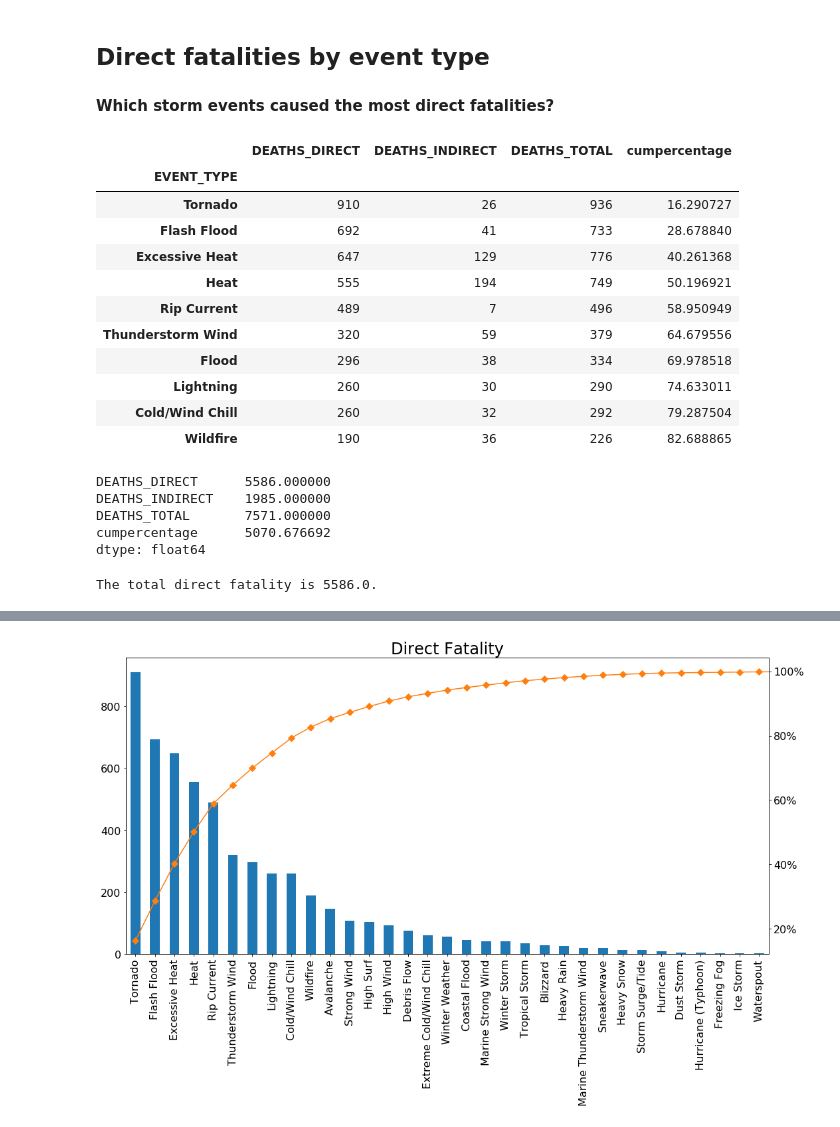
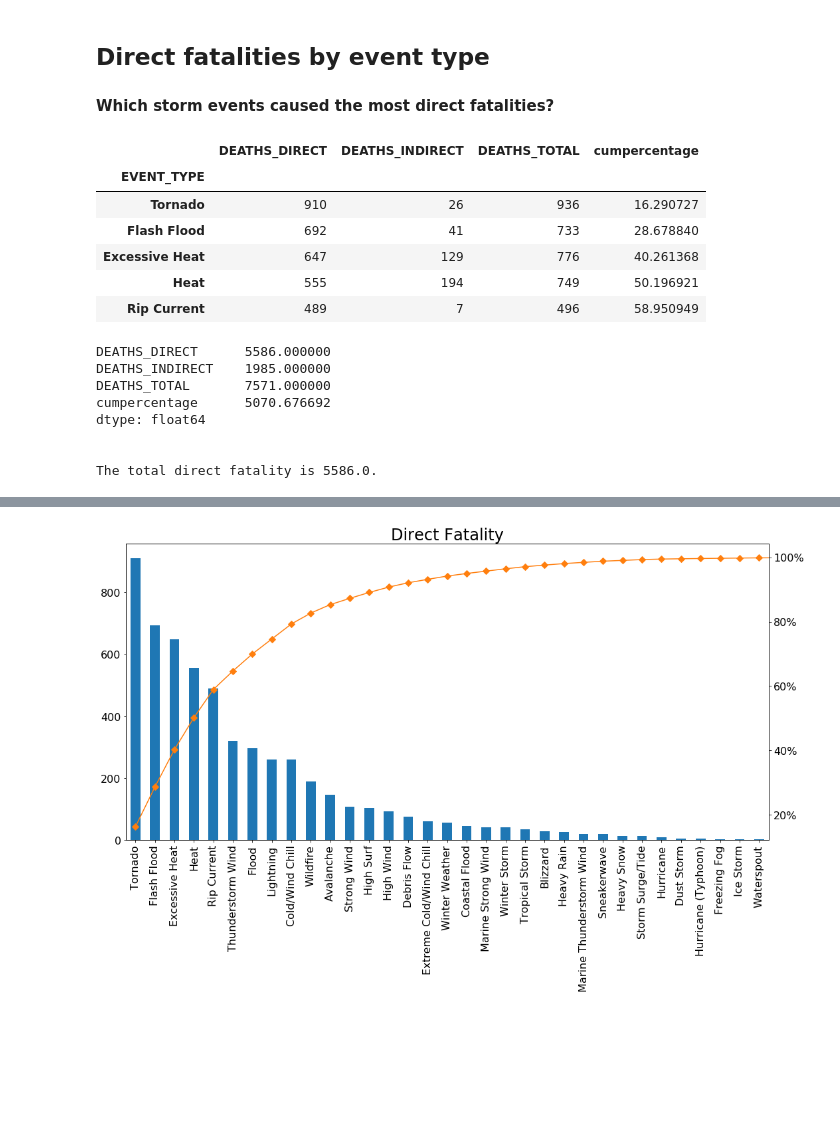
Before and after one commit to alwz1/storm-events, a Jupyter notebook: storm_events.ipynb, the cells around one changed output, grey strips where cells are left out. Drawn from its saved outputs; the diff is of its cells as text; code cells hidden in the pictures; blank space fills up the shorter version.

```diff
--- a/storm_events.ipynb
+++ b/storm_events.ipynb
@@ -103,8 +97,10 @@ selected_columns = ['EVENT_ID','STATE', 'YEAR', 'MONTH_NAME',
 # %%
 # read and concatenate yearly Storm Events datasets into a single data frame
 
-df = pd.read_csv('StormEvents_2010.csv.gz', compression = 'gzip')[selected_columns]
+df = pd.read_csv('StormEvents_2010.csv.gz',
+                 compression='gzip')[selected_columns]
 
-for i in range(1,10):
-    df_temp = pd.read_csv('StormEvents_' + str(2010 + i) + '.csv.gz', compression = 'gzip')
+for i in range(1, 10):
+    df_temp = pd.read_csv('StormEvents_' + str(2010 + i)
+                          + '.csv.gz', compression='gzip')
     df = pd.concat([df, df_temp[selected_columns]])
@@ -160,9 +146,11 @@ Name: EVENT_TYPE, dtype: int64
 def fatality(col_name):
     """ Returns direct, indirect, and total fatalities grouped by col_name. """
 
-    df_fatality = df.groupby(col_name).sum()[['DEATHS_DIRECT','DEATHS_INDIRECT']]
-    df_fatality['DEATHS_TOTAL'] = df_fatality['DEATHS_DIRECT'] \
-                                 + df_fatality['DEATHS_INDIRECT']
+    df_fatality = df.groupby(col_name).sum(
+    )[['DEATHS_DIRECT', 'DEATHS_INDIRECT']]
+
+    df_fatality['DEATHS_TOTAL'] = df_fatality['DEATHS_DIRECT'] + \
+        df_fatality['DEATHS_INDIRECT']
 
     return df_fatality
 # %% [markdown]
@@ -170,34 +158,34 @@ def fatality(col_name):
 
 #### Which storm events caused the most direct fatalities?
 # %%
-df_fatalityD_event = fatality('EVENT_TYPE').sort_values('DEATHS_DIRECT', ascending = False)
+df_fatalityD_event = fatality('EVENT_TYPE').sort_values(
+    'DEATHS_DIRECT', ascending=False)
+# add cumulative percentage for direct fatality
 df_fatalityD_event['cumpercentage'] = df_fatalityD_event['DEATHS_DIRECT']\
-                                      .cumsum() / df_fatalityD_event['DEATHS_DIRECT'].sum()*100
+    .cumsum() / df_fatalityD_event['DEATHS_DIRECT'].sum()*100
-# %%
-df_fatalityD_event[:10]
-# %% [output]
-|  | DEATHS_DIRECT | DEATHS_INDIRECT | DEATHS_TOTAL | cumpercentage |
-| EVENT_TYPE |  |  |  |  |
-| Tornado | 910 | 26 | 936 | 16.290727 |
-| Flash Flood | 692 | 41 | 733 | 28.678840 |
-| Excessive Heat | 647 | 129 | 776 | 40.261368 |
-| Heat | 555 | 194 | 749 | 50.196921 |
-| Rip Current | 489 | 7 | 496 | 58.950949 |
-| Thunderstorm Wind | 320 | 59 | 379 | 64.679556 |
-| Flood | 296 | 38 | 334 | 69.978518 |
-| Lightning | 260 | 30 | 290 | 74.633011 |
-| Cold/Wind Chill | 260 | 32 | 292 | 79.287504 |
-| Wildfire | 190 | 36 | 226 | 82.688865 |
-# %%
-# total fatalities
-df_fatalityD_event.sum()
-# %% [output]
-DEATHS_DIRECT      5586.000000
-DEATHS_INDIRECT    1985.000000
-DEATHS_TOTAL       7571.000000
-cumpercentage      5070.676692
-dtype: float64
+# %%
+# top 5 storm types for direct fatality
+df_fatalityD_event.head()
+# %% [output]
+|  | DEATHS_DIRECT | DEATHS_INDIRECT | DEATHS_TOTAL | cumpercentage |
+| EVENT_TYPE |  |  |  |  |
+| Tornado | 910 | 26 | 936 | 16.290727 |
+| Flash Flood | 692 | 41 | 733 | 28.678840 |
+| Excessive Heat | 647 | 129 | 776 | 40.261368 |
+| Heat | 555 | 194 | 749 | 50.196921 |
+| Rip Current | 489 | 7 | 496 | 58.950949 |
 # %%
-print("The total direct fatality is {}.".format(df_fatalityD_event.sum()[0]))
+# total fatalities
+df_total_deaths = df_fatalityD_event.sum()
+print(df_total_deaths)
+print('\n')
+print("The total direct fatality is {}.".format(df_total_deaths[0]))
 # %% [output]
+DEATHS_DIRECT      5586.000000
+DEATHS_INDIRECT    1985.000000
+DEATHS_TOTAL       7571.000000
+cumpercentage      5070.676692
+dtype: float64
+
+
 The total direct fatality is 5586.0.
```
Also changed, not shown: parts of 48 cells of this notebook.
